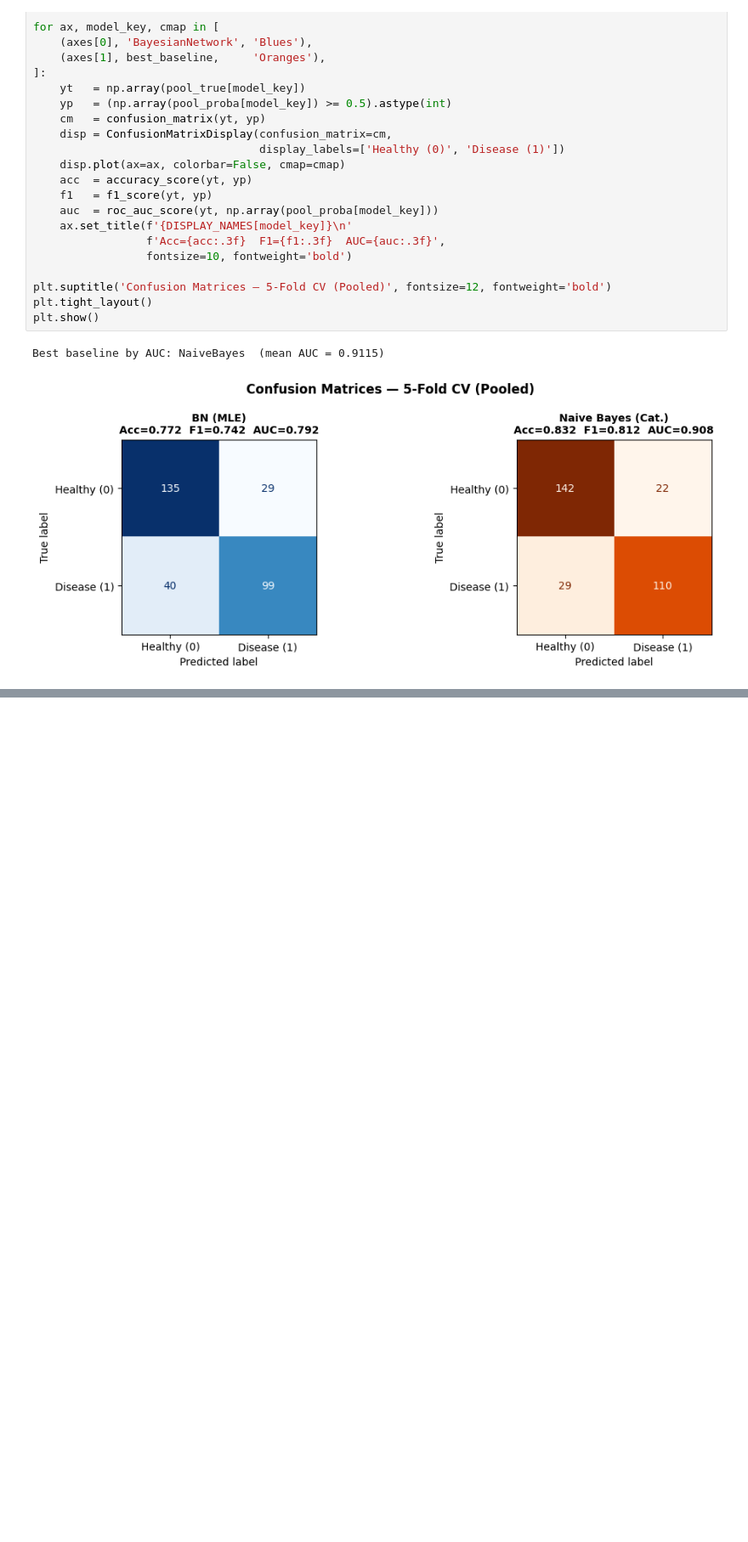
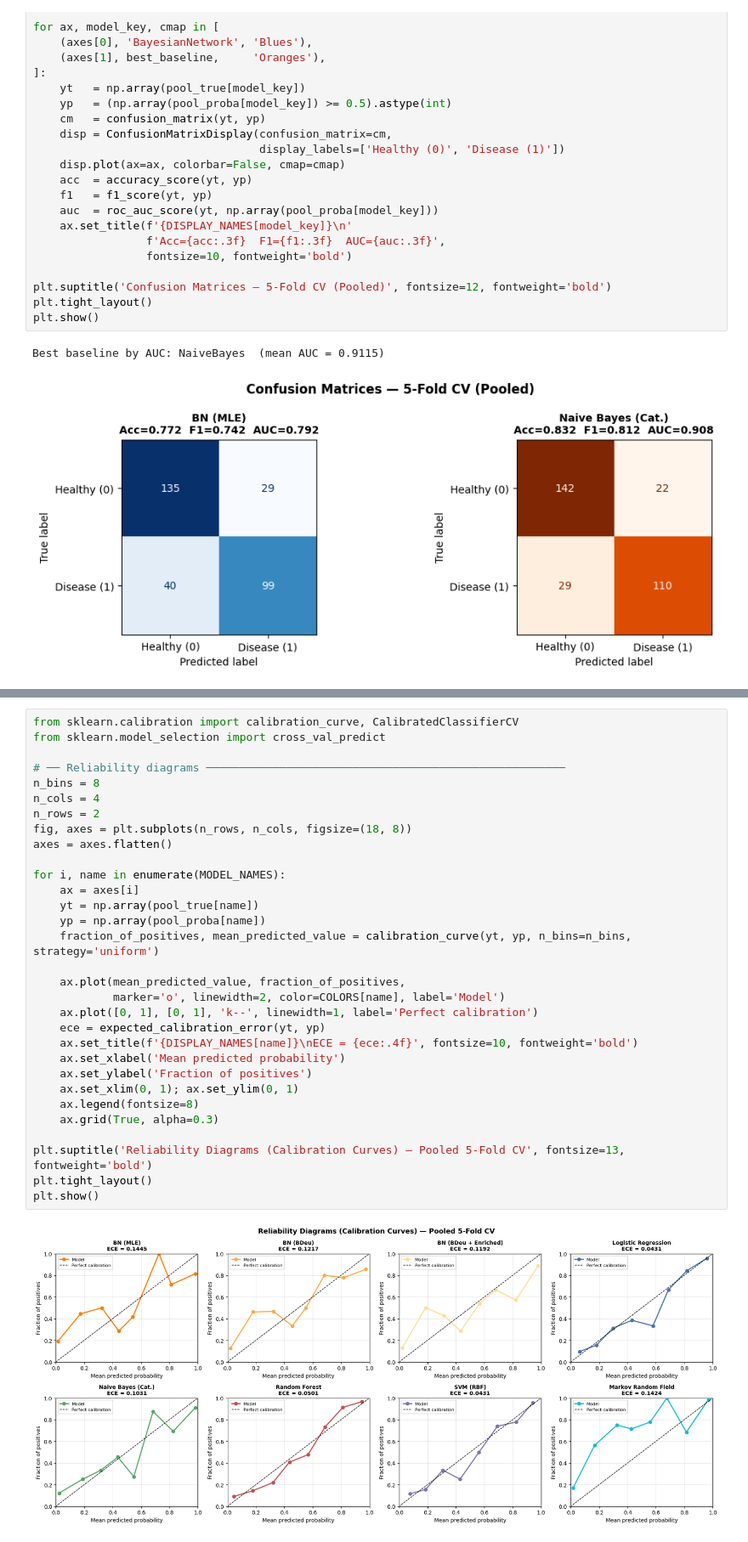
Before and after one commit to cheahcha/cs5340-project, a Jupyter notebook: evaluation.ipynb, the cells around one changed output, grey strips where cells are left out. Shown at 85% size. Drawn from its saved outputs; the diff is of its cells as text; blank space fills up the shorter version.

```diff
--- a/evaluation.ipynb
+++ b/evaluation.ipynb
@@ -628,0 +691,33 @@ Best baseline by AUC: NaiveBayes  (mean AUC = 0.9115)
+# %%
+from sklearn.calibration import calibration_curve, CalibratedClassifierCV
+from sklearn.model_selection import cross_val_predict
+
+# ── Reliability diagrams ──────────────────────────────────────────────────────
+n_bins = 8
+n_cols = 4
+n_rows = 2
+fig, axes = plt.subplots(n_rows, n_cols, figsize=(18, 8))
+axes = axes.flatten()
+
+for i, name in enumerate(MODEL_NAMES):
+    ax = axes[i]
+    yt = np.array(pool_true[name])
+    yp = np.array(pool_proba[name])
+    fraction_of_positives, mean_predicted_value = calibration_curve(yt, yp, n_bins=n_bins, strategy='uniform')
+
+    ax.plot(mean_predicted_value, fraction_of_positives,
+            marker='o', linewidth=2, color=COLORS[name], label='Model')
+    ax.plot([0, 1], [0, 1], 'k--', linewidth=1, label='Perfect calibration')
+    ece = expected_calibration_error(yt, yp)
+    ax.set_title(f'{DISPLAY_NAMES[name]}\nECE = {ece:.4f}', fontsize=10, fontweight='bold')
+    ax.set_xlabel('Mean predicted probability')
+    ax.set_ylabel('Fraction of positives')
+    ax.set_xlim(0, 1); ax.set_ylim(0, 1)
+    ax.legend(fontsize=8)
+    ax.grid(True, alpha=0.3)
+
+plt.suptitle('Reliability Diagrams (Calibration Curves) — Pooled 5-Fold CV', fontsize=13, fontweight='bold')
+plt.tight_layout()
+plt.show()
+# %% [output]
+[figure, added]
```
Also changed, not shown: parts of 9 cells of this notebook.
